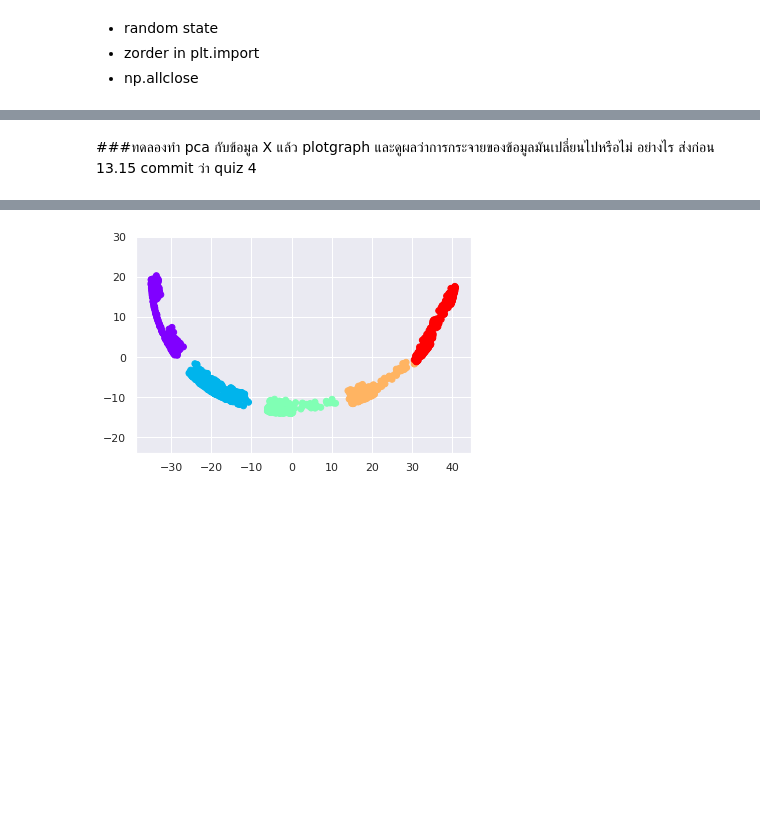
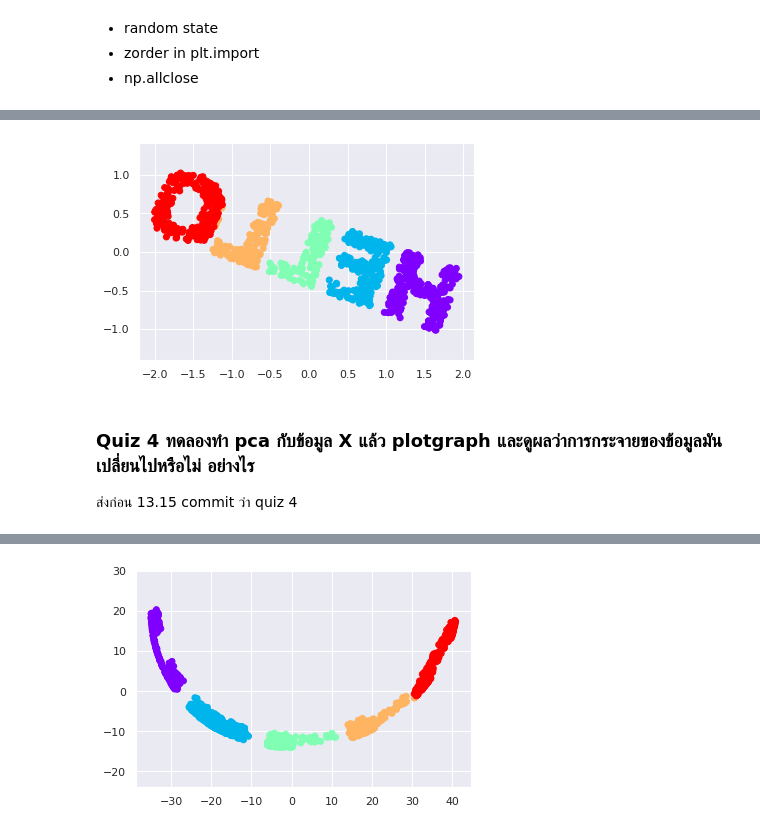
Before and after one commit to PhinyadaPhen/Multivariate, a Jupyter notebook: Chapter_4_MDS.ipynb, the cells around one changed output, grey strips where cells are left out. Cells and saved outputs as stored; diff of their text form; code cells hidden in the pictures; blank space fills up the shorter version.

```diff
--- a/Chapter_4_MDS.ipynb
+++ b/Chapter_4_MDS.ipynb
@@ -255,3 +259,11 @@ plt.axis('equal');
+# %%
+from sklearn.manifold import MDS
+model = MDS(n_components=2, dissimilarity='precomputed')
+out = model.fit_transform(D)
+plt.scatter(out[:, 0], out[:, 1], **colorize)
+plt.axis('equal');
+# %% [output]
+[figure, added]
 # %% [markdown]
-###ทดลองทำ pca กับข้อมูล X แล้ว plotgraph และดูผลว่าการกระจายของข้อมูลมันเปลี่ยนไปหรือไม่ อย่างไร
+### Quiz 4 ทดลองทำ pca กับข้อมูล X แล้ว plotgraph และดูผลว่าการกระจายของข้อมูลมันเปลี่ยนไปหรือไม่ อย่างไร
 ส่งก่อน 13.15 commit ว่า quiz 4
```
Also changed, not shown: parts of 24 cells of this notebook.
